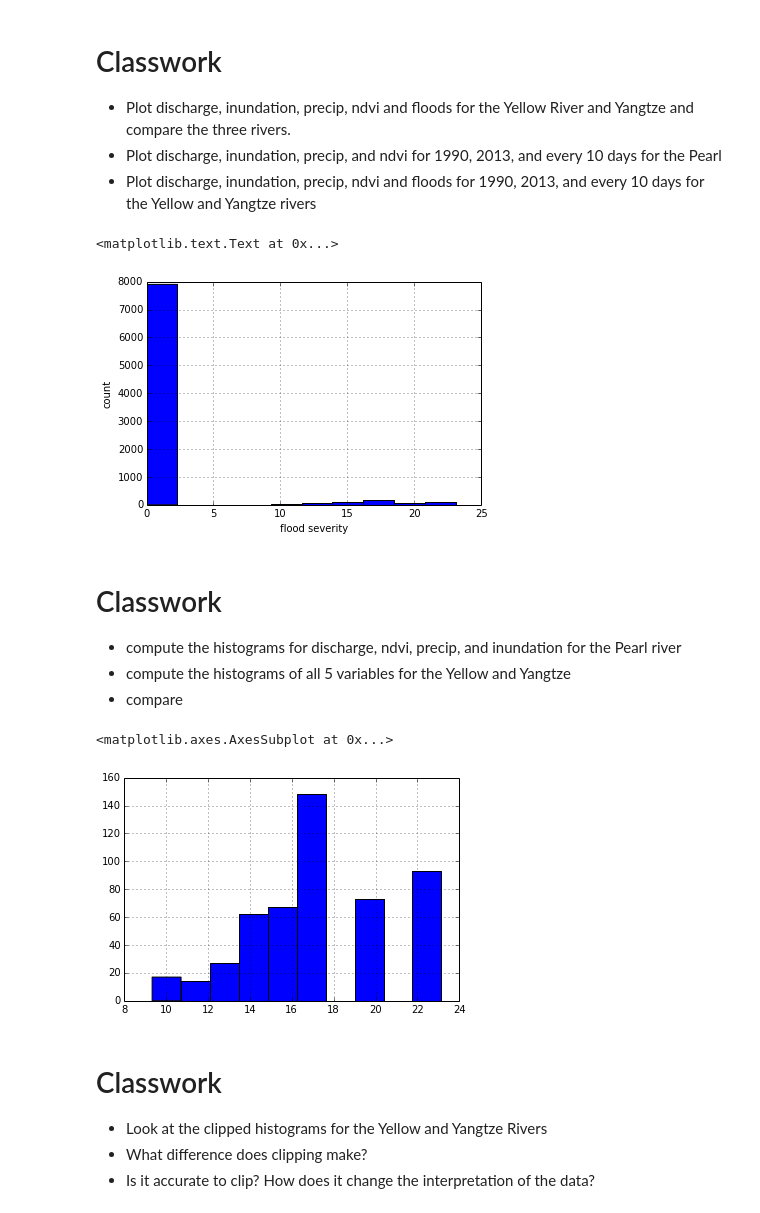
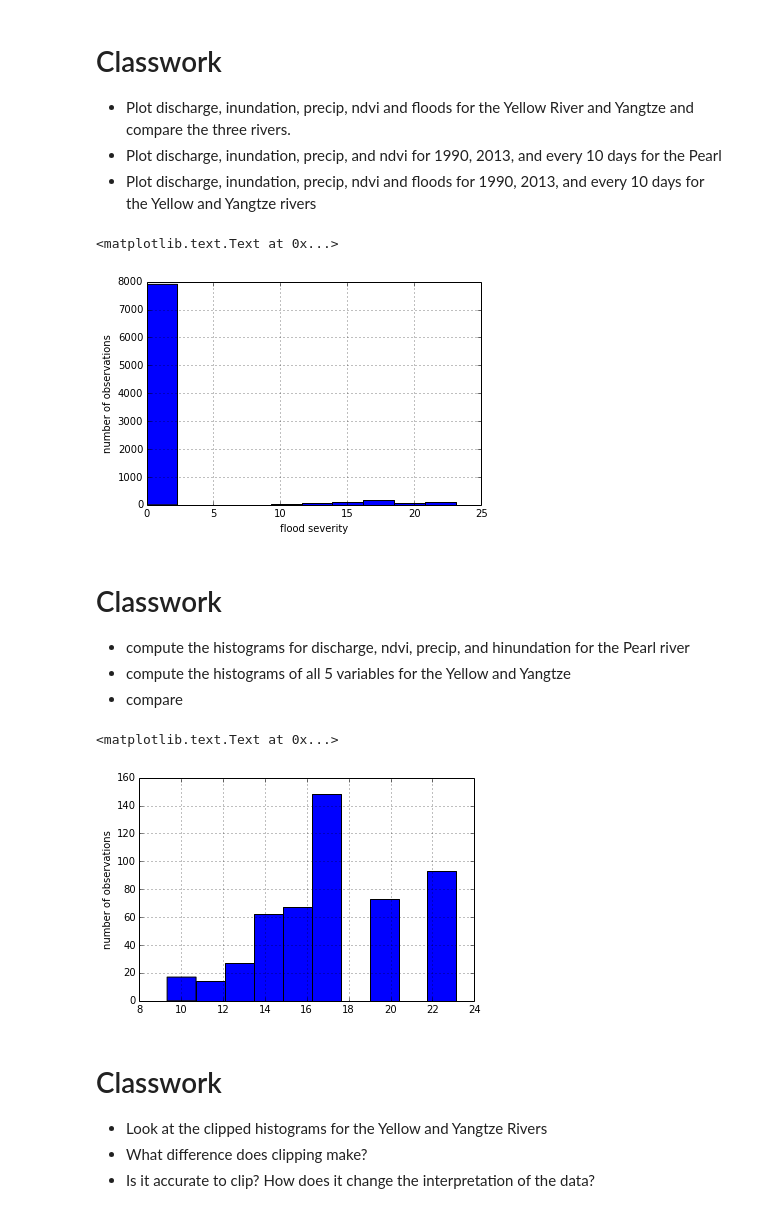
Before and after one commit to story645/EAS213, a Jupyter notebook: notebooks/class2.ipynb, the cells around one changed output. Cells and saved outputs as stored; diff of their text form; code cells hidden in the pictures.

```diff
--- a/notebooks/class2.ipynb
+++ b/notebooks/class2.ipynb
@@ -87,27 +87,28 @@ fig = plt.figure()
 ax = fig.add_subplot(1,1,1)
 data['flood']['Pearl'].hist(ax=ax)
 ax.set_xlabel("flood severity")
-ax.set_ylabel("count")
+ax.set_ylabel("number of observations")
 #What does this tell us?
 # %% [output]
 <matplotlib.text.Text at 0x...>
-[figure, old version]
+[figure, new version]
 # %% [markdown]
 Classwork
 ==========
-* compute the histograms for discharge, ndvi, precip, and inundation for the Pearl river
+* compute the histograms for discharge, ndvi, precip, and hinundation for the Pearl river
 * compute the histograms of all 5 variables for the Yellow and Yangtze
 * compare
 # %%
 #The Pearl flood severity histogram is getting swamped by the 0 days,
 #so try filtering only the days greater than 0
 fig = plt.figure()
 ax = fig.add_subplot(1,1,1)
 pearl = data['flood']['Pearl']
 pearl[pearl>0].hist(ax=ax)
+ax.set_ylabel("number of observations")
 # %% [output]
-<matplotlib.axes.AxesSubplot at 0x...>
+<matplotlib.text.Text at 0x...>
-[figure, old version]
+[figure, new version]
 # %% [markdown]
 Classwork
 =========
```
Also changed, not shown: parts of 2 cells of this notebook, 1 other file.
